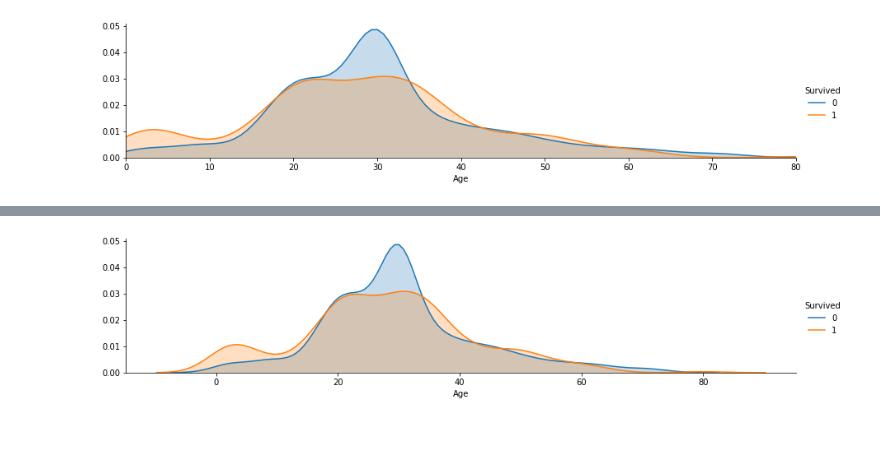
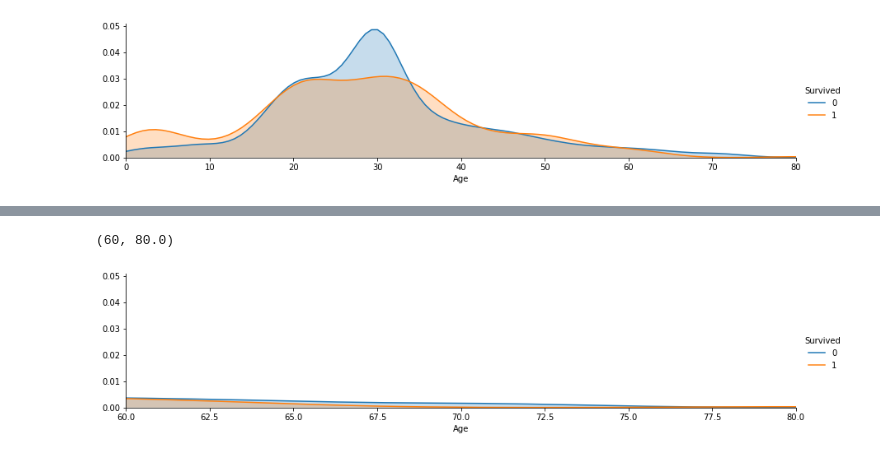
Before and after one commit to iamjinuk/bigman, a Jupyter notebook: 데이터 분석 연습 - 타이타닉.ipynb, the cells around one changed output, grey strips where cells are left out. Drawn from its saved outputs; the diff is of its cells as text; code cells hidden in the pictures.

```diff
--- a/데이터 분석 연습 - 타이타닉.ipynb
+++ b/데이터 분석 연습 - 타이타닉.ipynb
@@ -358,9 +447,9 @@ plt.show()
 # %%
-facet = sns.FacetGrid(train, hue="Survived", aspect=4)
-facet.map(sns.kdeplot, 'Age', shade=True)
-# facet.set(xlim=(0,train['Age'].max()))
+facet = sns.FacetGrid(train, hue="Survived",aspect=4)
+facet.map(sns.kdeplot,'Age',shade= True)
+facet.set(xlim=(0, train['Age'].max()))
 facet.add_legend()
-
-plt.show()
+plt.xlim(60)
 # %% [output]
+(60, 80.0)
-[figure, old version]
+[figure, new version]
```
Also changed, not shown: parts of 67 cells of this notebook.
